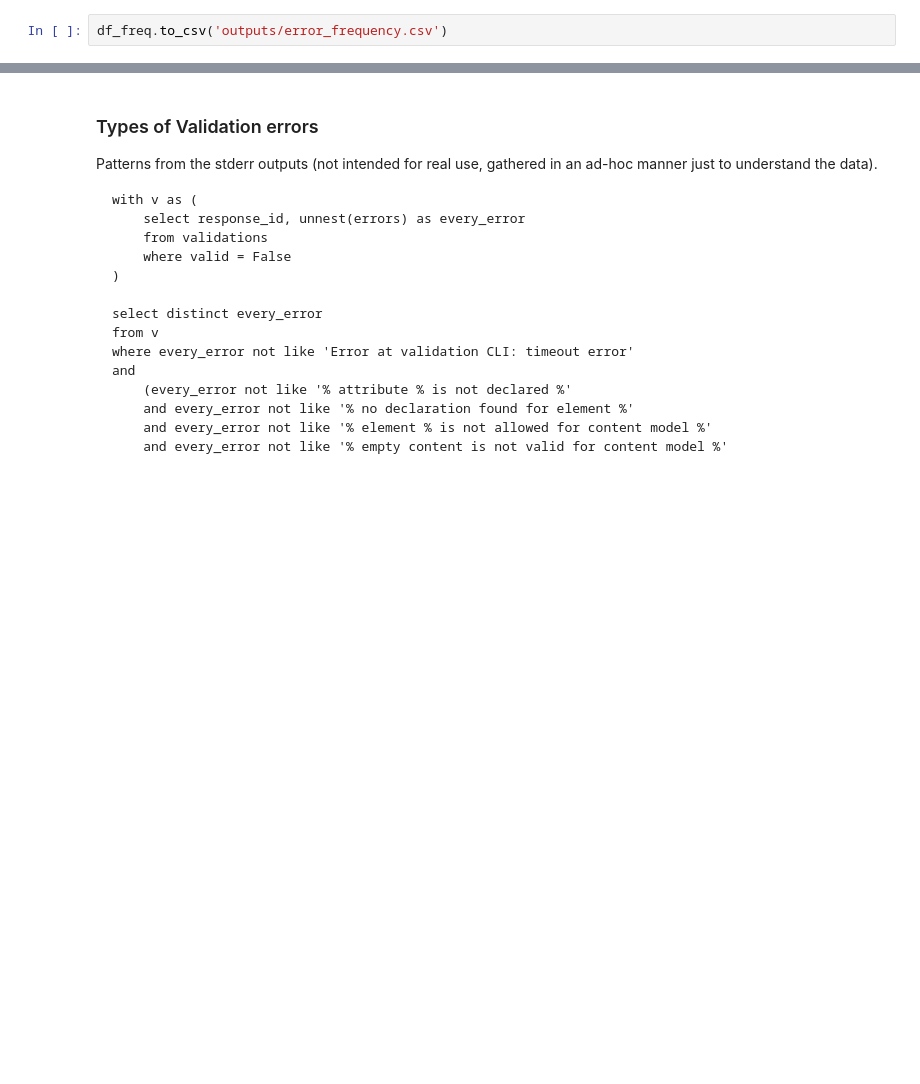
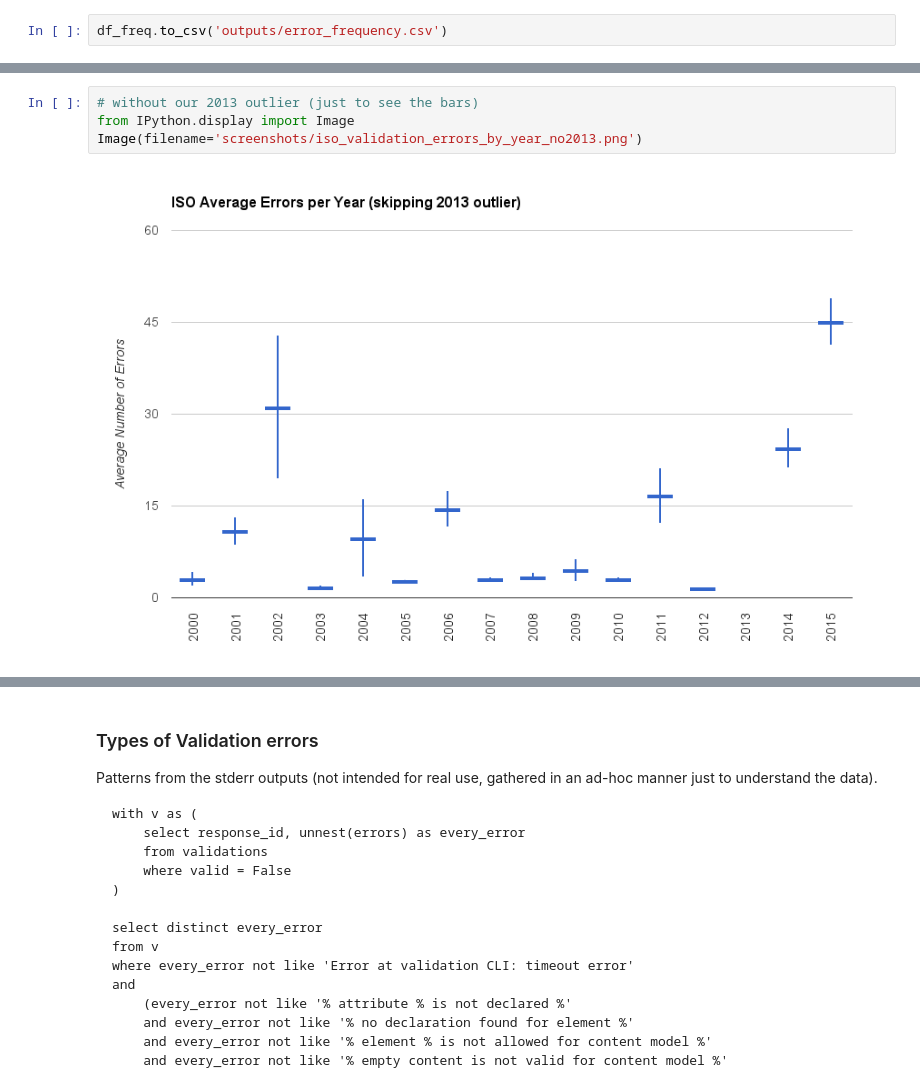
Before and after one commit to b-cube/Response-Identification-Info, a Jupyter notebook: notebooks/Analysis - Validation Metrics.ipynb, the cells around one changed output, grey strips where cells are left out. Saved outputs shown, nothing was run; the diff lists cells and outputs as text; blank space fills up the shorter version.

```diff
--- a/notebooks/Analysis - Validation Metrics.ipynb
+++ b/notebooks/Analysis - Validation Metrics.ipynb
@@ -112,0 +110,6 @@ Not sure about raw error count here.
+# %%
+# without our 2013 outlier (just to see the bars)
+from IPython.display import Image
+Image(filename='screenshots/iso_validation_errors_by_year_no2013.png')
+# %% [output]
+[figure, added]
```
Also changed, not shown: parts of 9 cells of this notebook, 12 other files.
